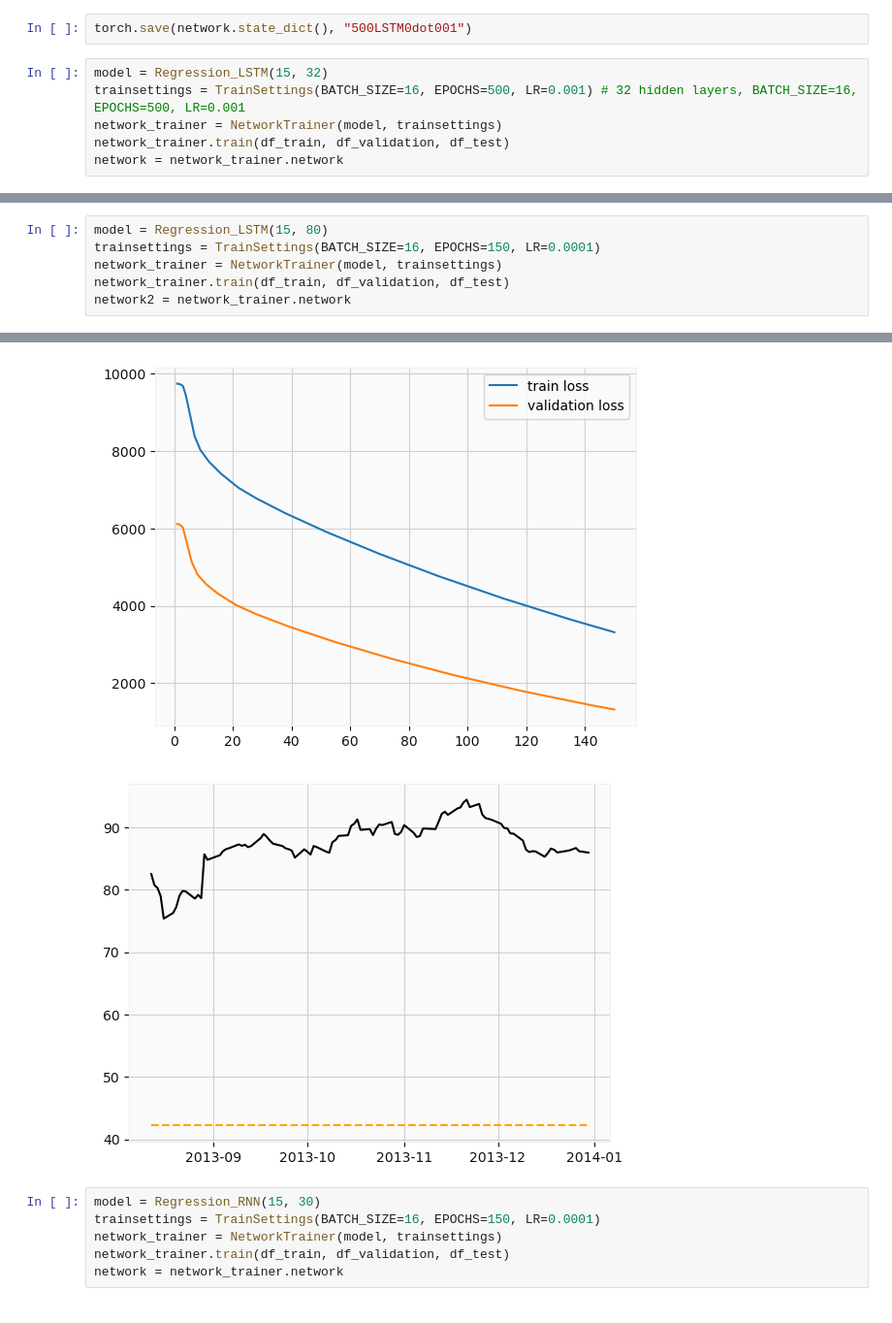
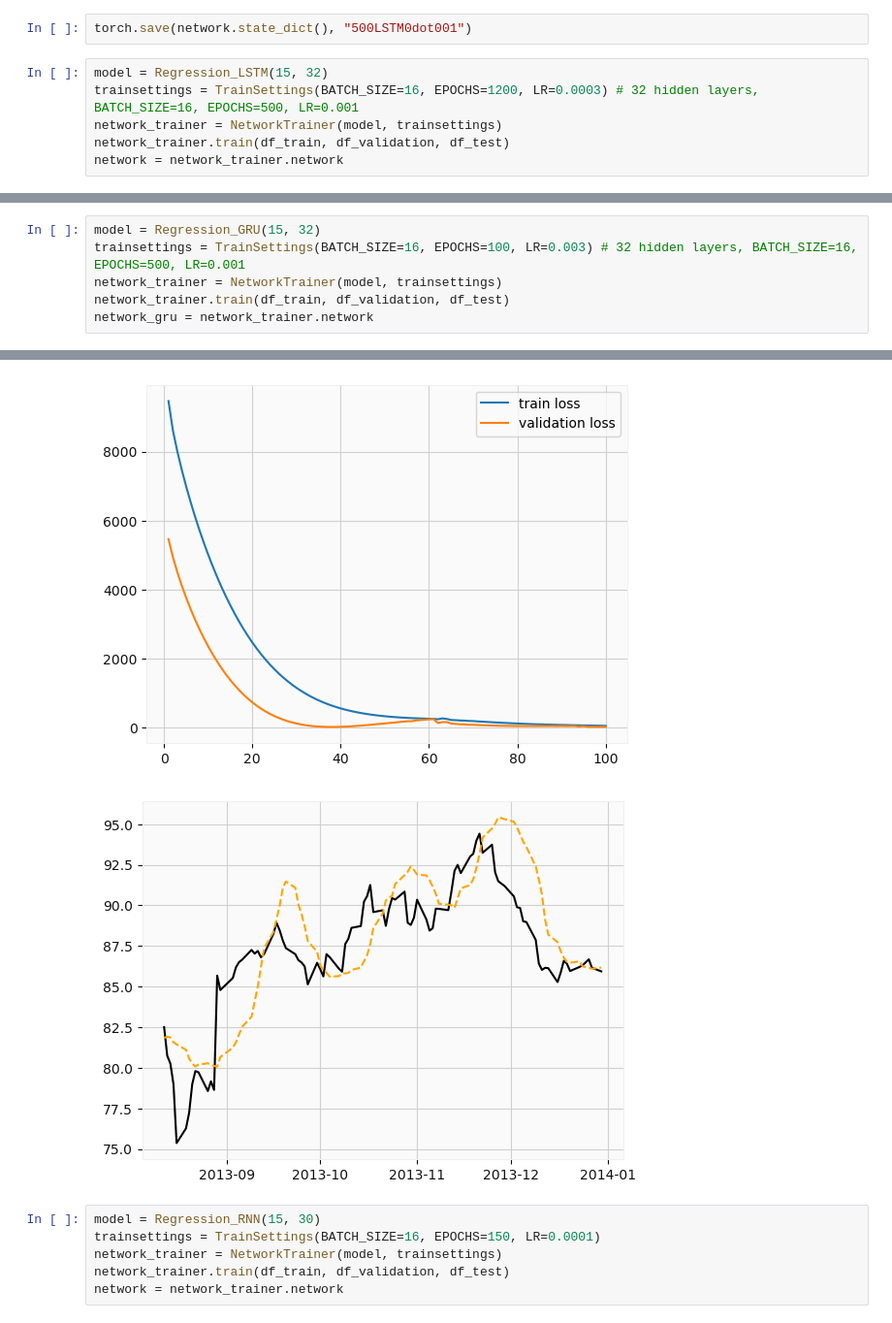
Before and after one commit to tadeohepperle/financial_technology_project2_stock_price_prediction, a Jupyter notebook: hw2_A11922105.ipynb, the cells around one changed output, grey strips where cells are left out. Shown at 97% size. Saved outputs shown, nothing was run; the diff lists cells and outputs as text.

```diff
--- a/hw2_A11922105.ipynb
+++ b/hw2_A11922105.ipynb
@@ -527,7 +572,7 @@ EPOCH 50:: train_loss: 3119.1246285535412, validation_loss: 1169.1826171875
 torch.save(network.state_dict(), "500LSTM0dot001")
 # %%
 model = Regression_LSTM(15, 32)
-trainsettings = TrainSettings(BATCH_SIZE=16, EPOCHS=500, LR=0.001) # 32 hidden layers, BATCH_SIZE=16, EPOCHS=500, LR=0.001
+trainsettings = TrainSettings(BATCH_SIZE=16, EPOCHS=1200, LR=0.0003) # 32 hidden layers, BATCH_SIZE=16, EPOCHS=500, LR=0.001
 network_trainer = NetworkTrainer(model, trainsettings)
 network_trainer.train(df_train, df_validation, df_test)
 network = network_trainer.network
@@ -554,7 +599,7 @@ EPOCH 500:: train_loss: 12.04996445216659, validation_loss: 389.8785705566406
 # %%
-model = Regression_LSTM(15, 80)
-trainsettings = TrainSettings(BATCH_SIZE=16, EPOCHS=150, LR=0.0001)
+model = Regression_GRU(15, 32)
+trainsettings = TrainSettings(BATCH_SIZE=16, EPOCHS=100, LR=0.003) # 32 hidden layers, BATCH_SIZE=16, EPOCHS=500, LR=0.001
 network_trainer = NetworkTrainer(model, trainsettings)
 network_trainer.train(df_train, df_validation, df_test)
-network2 = network_trainer.network
+network_gru = network_trainer.network
 # %% [output]
@@ -578,5 +623,5 @@ EPOCH 150:: train_loss: 3314.4892206127433, validation_loss: 1314.881591796875
-[figure, old version]
+[figure, new version]
-[figure, old version]
+[figure, new version]
 # %%
 model = Regression_RNN(15, 30)
 trainsettings = TrainSettings(BATCH_SIZE=16, EPOCHS=150, LR=0.0001)
```
Also changed, not shown: parts of 3 cells of this notebook.
